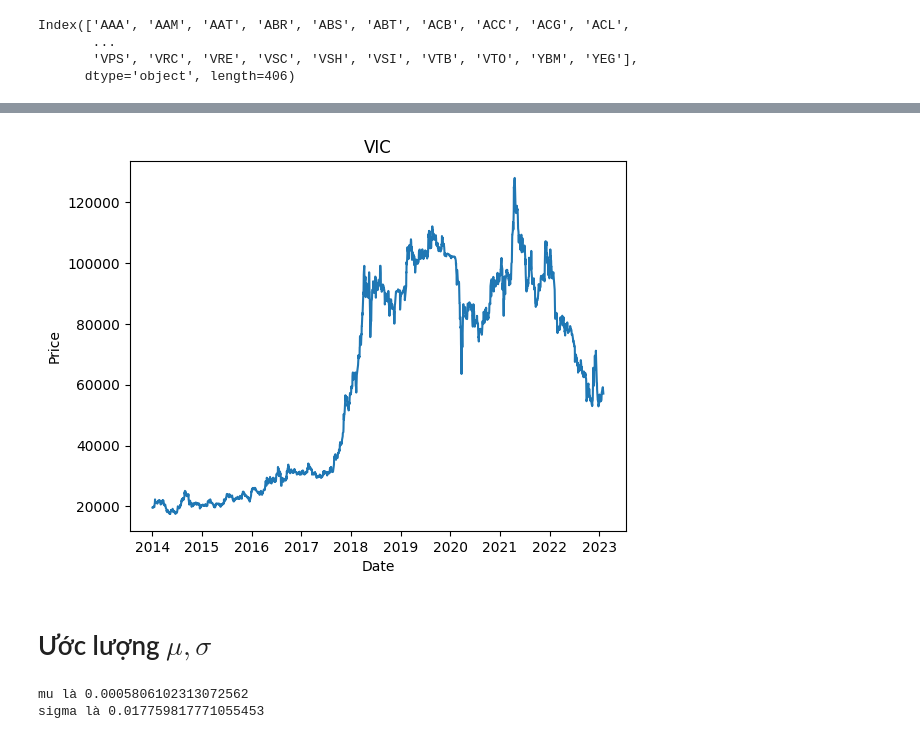
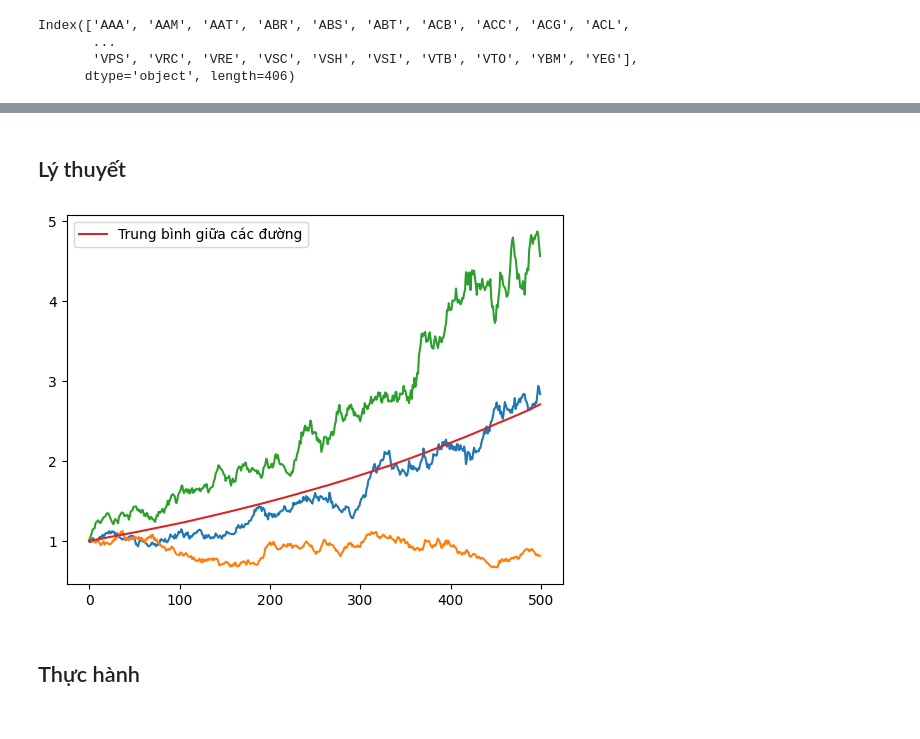
Before and after one commit to khanhtrinh2003/Financial-mathematics, a Jupyter notebook: tren_lop.ipynb, the cells around one changed output, grey strips where cells are left out. Saved outputs shown, nothing was run; the diff lists cells and outputs as text; code cells hidden in the pictures.

```diff
--- a/tren_lop.ipynb
+++ b/tren_lop.ipynb
@@ -23,25 +29,27 @@ Index(['AAA', 'AAM', 'AAT', 'ABR', 'ABS', 'ABT', 'ACB', 'ACC', 'ACG', 'ACL',
+# %% [markdown]
+## Lý thuyết
+# %%
+T=1
+N=500 # Số bước
+M=10000 # Số kịch bản
+dt=T/N
+t=np.arange(0,1,dt)
+dW = np.sqrt(dt)*np.random.randn(M,N)
+W = np.cumsum(dW,axis=1)
+mu=1
+sigma=0.5
+U=np.exp((mu-0.5*sigma**2)*t+sigma*W)
+Umean = np.mean(U,axis=0)
+plt.plot(U[:3].T) #Vẽ 5 đường
+plt.plot(Umean,label="Trung bình giữa các đường")
+plt.legend()
+plt.show()
+# %% [output]
+[figure, added]
+# %% [markdown]
+## Thực hành
 # %%
-ticker = "VIC"
-start = "2014-01-01"
+ticker = "ACB"
+start = "2013-01-01"
 end = "2023-01-31"
 vn_df = vn[ticker][(pd.Timestamp(start).date()<=vn.index.date)&(vn.index.date<=pd.Timestamp(end).date())]
-so_lan = len(vn_df)
-plt.plot(vn_df)
-plt.title(f"{ticker}")
-plt.ylabel("Price")
-plt.xlabel("Date")
-plt.show()
-# %% [output]
-[figure, removed]
-# %% [markdown]
-# Ước lượng $\mu, \sigma$
-# %%
-mu = vn[ticker].pct_change().mean()
-sigma = vn[ticker].pct_change().std()
-# mu = 0.5
-# sigma = 0.02
-print(f"mu là {mu}")
-print(f"sigma là {sigma}")
-# %% [output]
-mu là 0.0005806102313072562
-sigma là 0.017759817771055453
```
Also changed, not shown: parts of 7 cells of this notebook, 1 other file.
